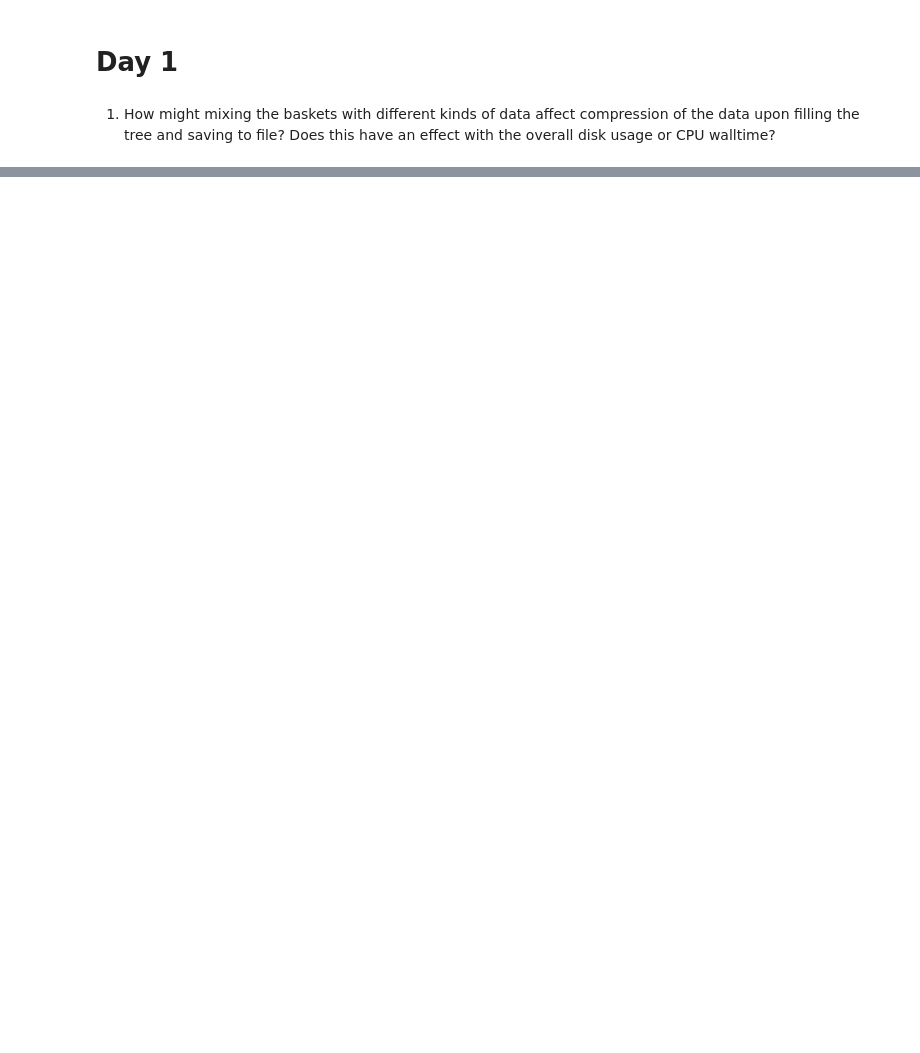
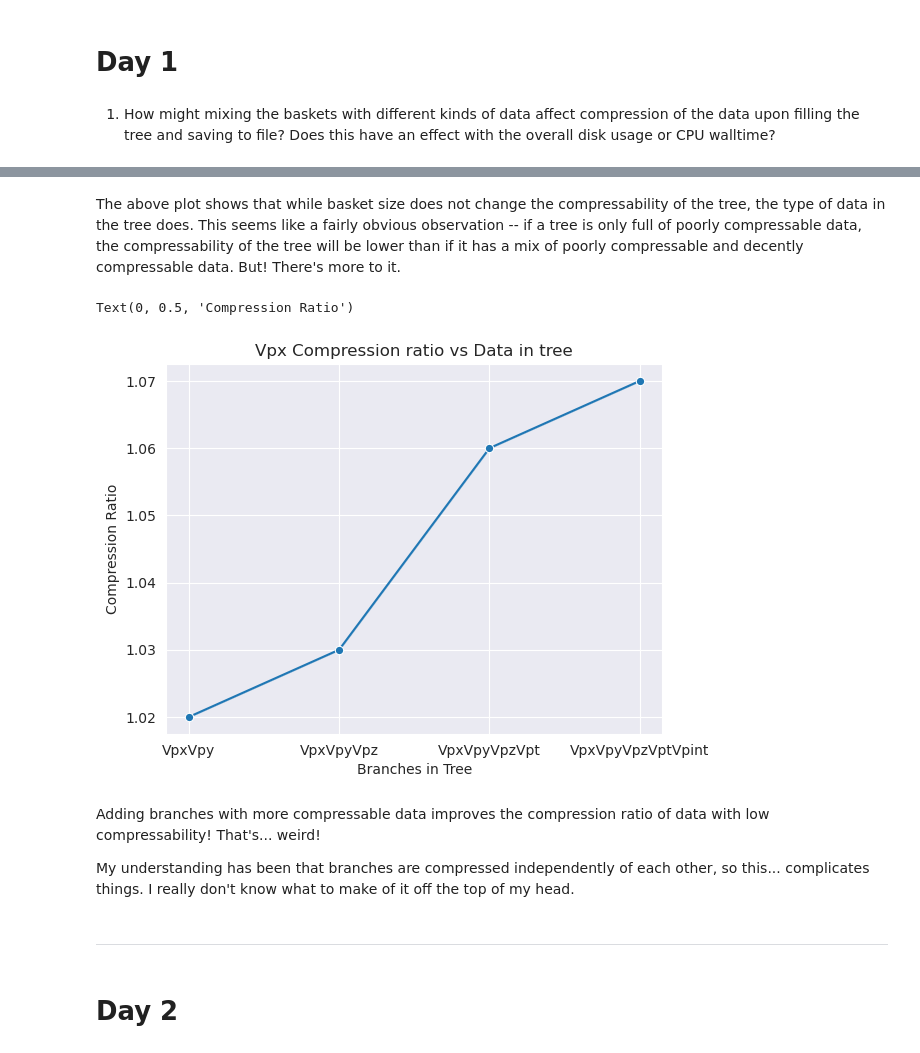
Before and after one commit to ajbyrnes/phy596, a Jupyter notebook: hw3/answers.ipynb, the cells around one changed output, grey strips where cells are left out. Cells and saved outputs as stored; diff of their text form; code cells hidden in the pictures; blank space fills up the shorter version.

```diff
--- a/hw3/answers.ipynb
+++ b/hw3/answers.ipynb
@@ -18,0 +185,19 @@ CPU walltime could also increase because the compressor has to do more work -- g
+# %% [markdown]
+The above plot shows that while basket size does not change the compressability of the tree, the type of data in the tree does. This seems like a fairly obvious observation -- if a tree is only full of poorly compressable data, the compressability of the tree will be lower than if it has a mix of poorly compressable and decently compressable data. But! There's more to it.
+# %%
+# Plot vpx compress vs branches in tree
+ax = sns.lineplot(data=df[df['branch'] == 'vpx'], x='branchesInTree', y='compression', marker='o')
+ax.set_title('Vpx Compression ratio vs Data in tree')
+ax.set_xlabel('Branches in Tree')
+ax.set_ylabel('Compression Ratio')
+# %% [output]
+Text(0, 0.5, 'Compression Ratio')
+[figure, added]
+# %% [markdown]
+Adding branches with more compressable data improves the compression ratio of data with low compressability! That's... weird!
+
+My understanding has been that branches are compressed independently of each other, so this... complicates things. I really don't know what to make of it off the top of my head.
+# %% [markdown]
+---
+# %% [markdown]
+# Day 2
```
Also changed, not shown: parts of 20 cells of this notebook, 19 other files.
